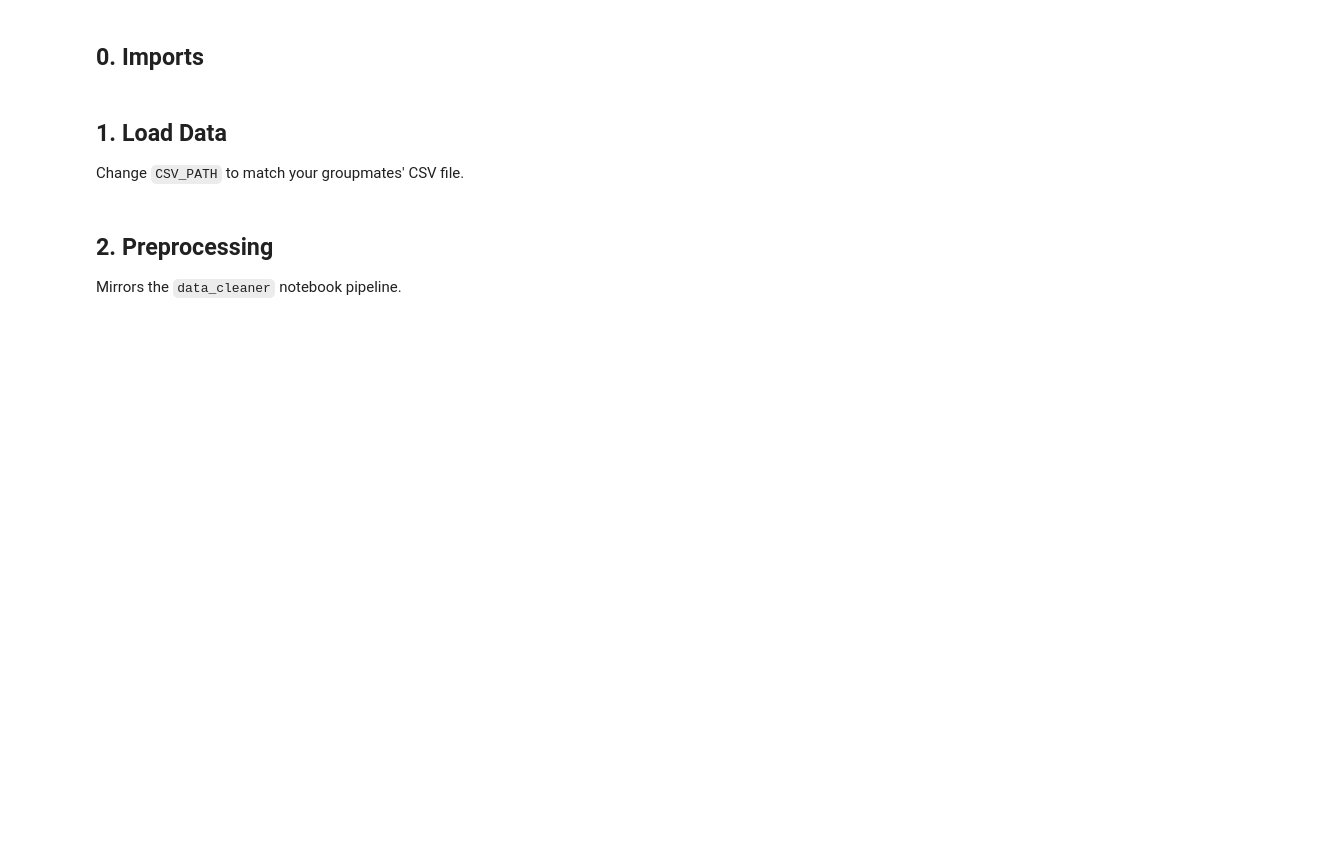
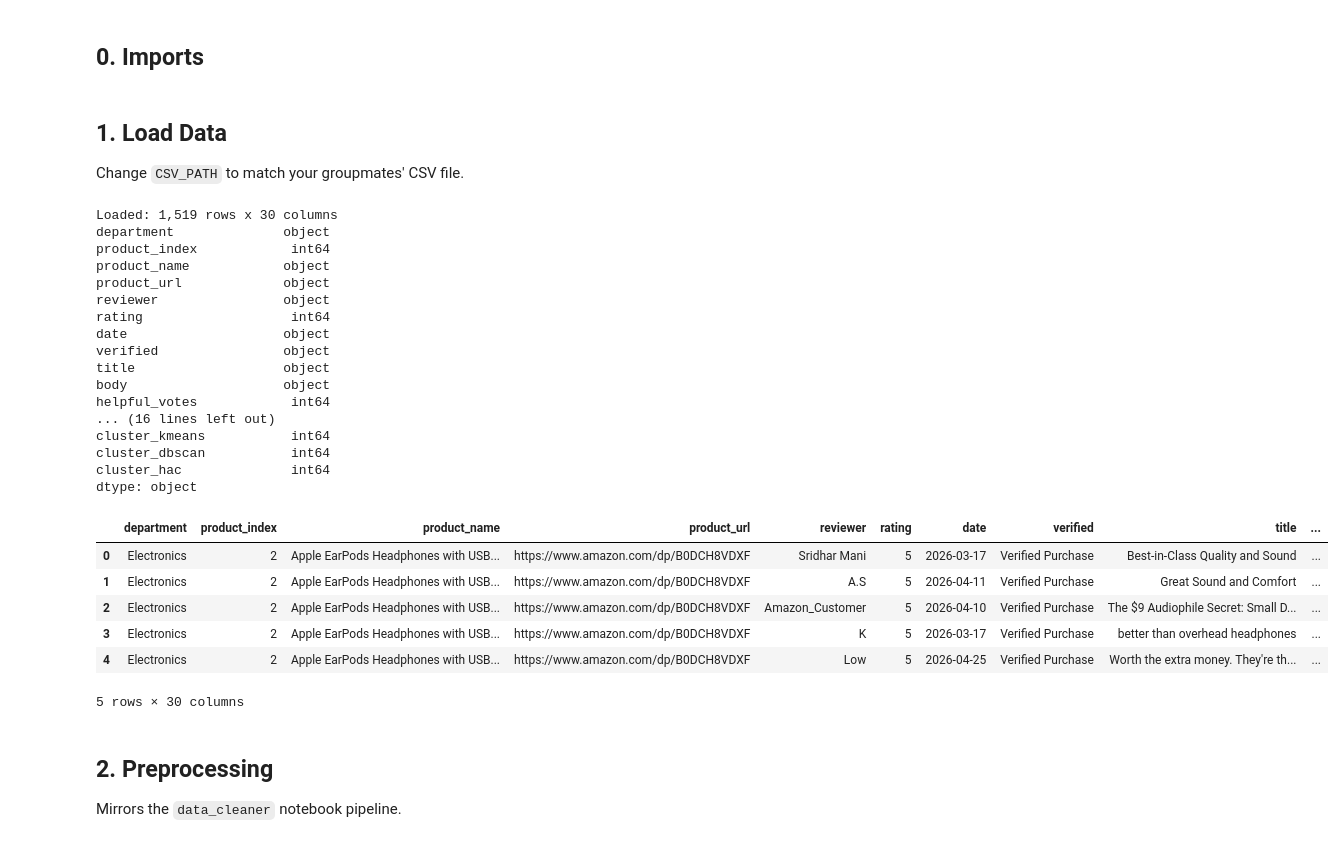
Before and after one commit to TheDetective14/helpful-review-identifier, a Jupyter notebook: SVM.ipynb, the cells around one changed output. Saved outputs shown, nothing was run; the diff lists cells and outputs as text; code cells hidden in the pictures; blank space fills up the shorter version.

```diff
--- a/SVM.ipynb
+++ b/SVM.ipynb
@@ -32,18 +32,39 @@ pd.options.display.float_format = '{:,.4g}'.format
 ## 1. Load Data
 Change `CSV_PATH` to match your groupmates' CSV file.
 # %%
-from pathlib import Path
-
-# GitHub-friendly path: upload the CSV in the same repository/folder as this notebook.
-# If your CSV has a different filename, change this line only.
-CSV_PATH = Path("amazon_bestsellers_reviews_cleaned_clustered.csv")
+CSV_PATH   = "/Users/licahc/Downloads/amazon_bestsellers_reviews_cleaned_clustered.csv"
 TARGET_COL = "is helpful"
 
 df_raw = pd.read_csv(CSV_PATH)
 
 print(f"Loaded: {df_raw.shape[0]:,} rows x {df_raw.shape[1]} columns")
 print(df_raw.dtypes)
 df_raw.head()
+# %% [output]
+Loaded: 1,519 rows x 30 columns
+department              object
+product_index            int64
+product_name            object
+product_url             object
+reviewer                object
+rating                   int64
+date                    object
+verified                object
+title                   object
+body                    object
+helpful_votes            int64
+... (16 lines left out)
+cluster_kmeans           int64
+cluster_dbscan           int64
+cluster_hac              int64
+dtype: object
+|  | department | product_index | product_name | product_url | reviewer | rating | date | verified | title | ... |
+| 0 | Electronics | 2 | Apple EarPods Headphones with USB... | https://www.amazon.com/dp/B0DCH8VDXF | Sridhar Mani | 5 | 2026-03-17 | Verified Purchase | Best-in-Class Quality and Sound | ... |
+| 1 | Electronics | 2 | Apple EarPods Headphones with USB... | https://www.amazon.com/dp/B0DCH8VDXF | A.S | 5 | 2026-04-11 | Verified Purchase | Great Sound and Comfort | ... |
+| 2 | Electronics | 2 | Apple EarPods Headphones with USB... | https://www.amazon.com/dp/B0DCH8VDXF | Amazon_Customer | 5 | 2026-04-10 | Verified Purchase | The $9 Audiophile Secret: Small D... | ... |
+| 3 | Electronics | 2 | Apple EarPods Headphones with USB... | https://www.amazon.com/dp/B0DCH8VDXF | K | 5 | 2026-03-17 | Verified Purchase | better than overhead headphones | ... |
+| 4 | Electronics | 2 | Apple EarPods Headphones with USB... | https://www.amazon.com/dp/B0DCH8VDXF | Low | 5 | 2026-04-25 | Verified Purchase | Worth the extra money. They're th... | ... |
+5 rows × 30 columns
 # %% [markdown]
 ## 2. Preprocessing
 Mirrors the `data_cleaner` notebook pipeline.
```
Also changed, not shown: parts of 22 cells of this notebook.
